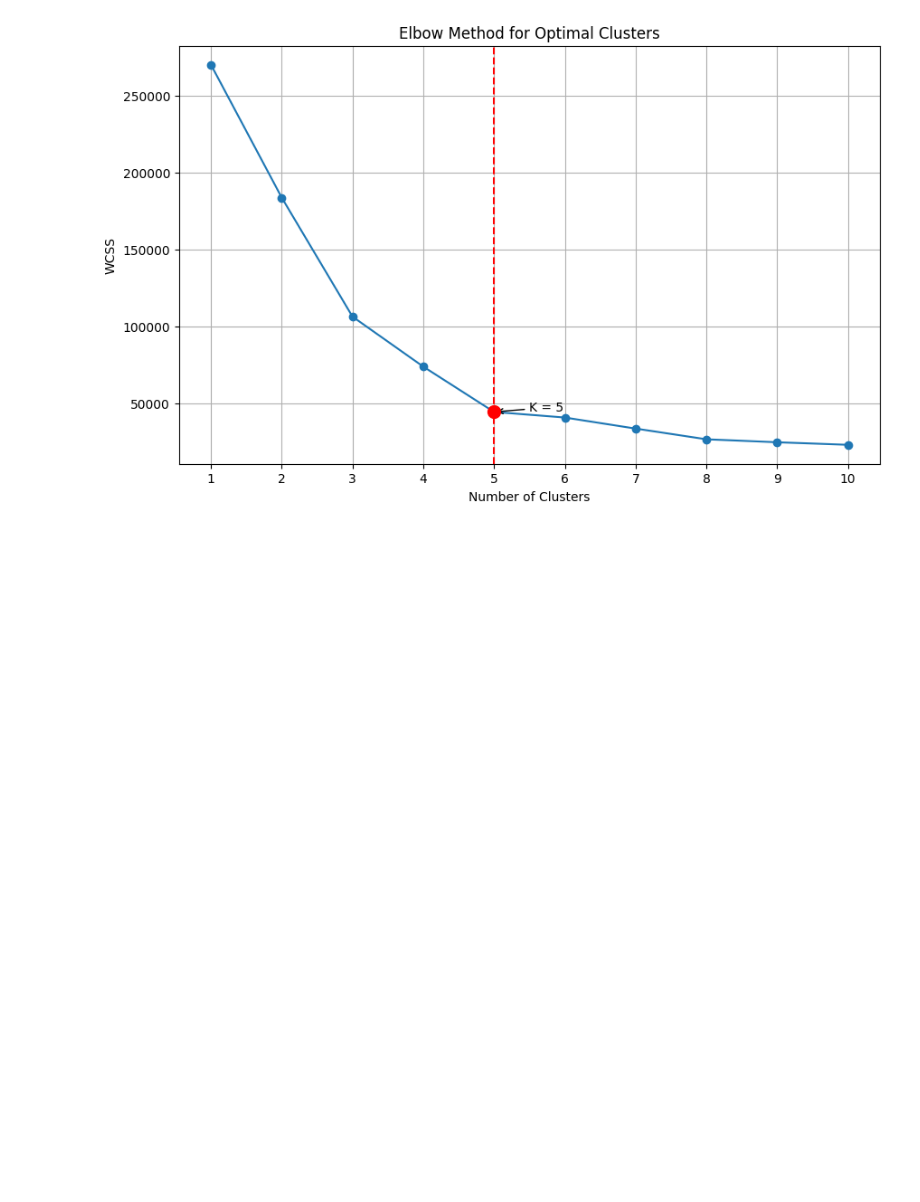
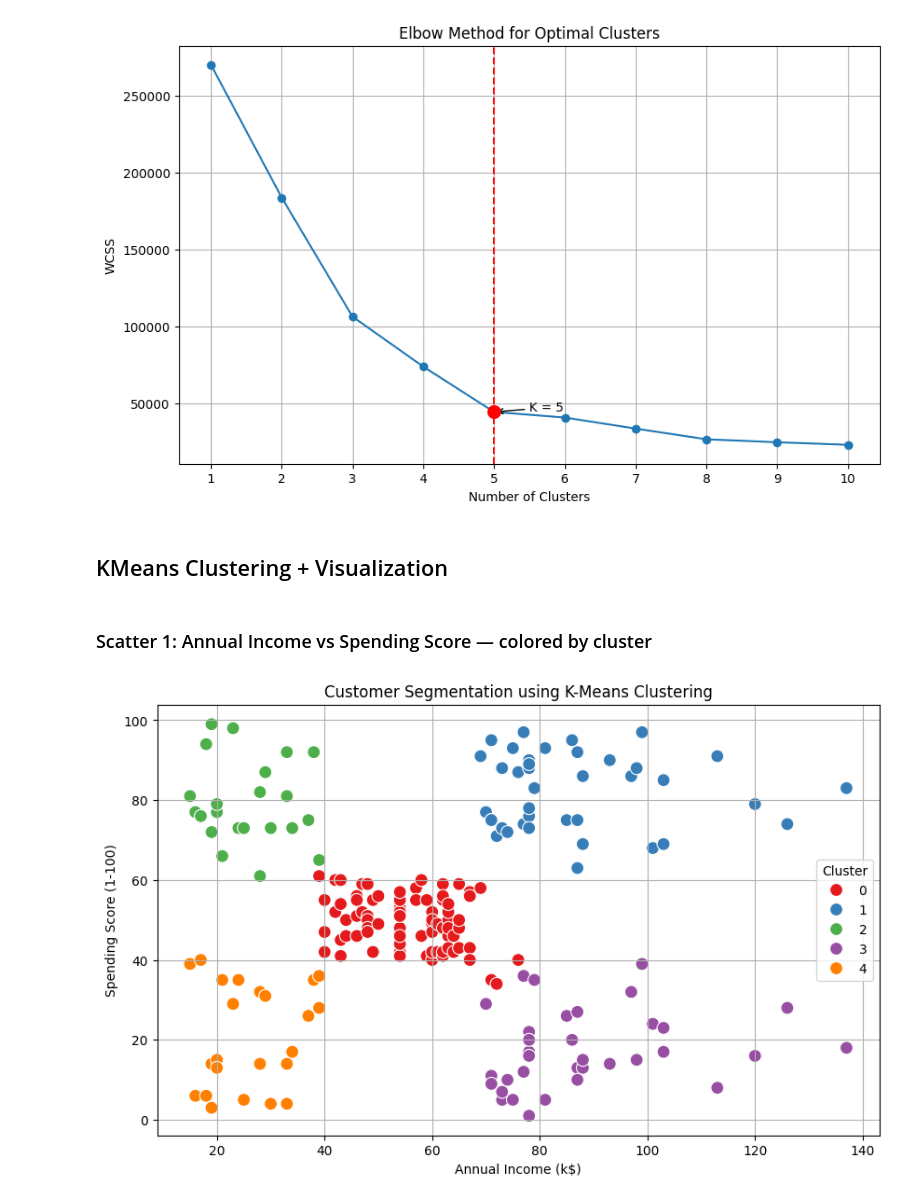
Before and after one commit to VaibhavNileshKumarDave/synent-task6-customersegmentation-vaibhav-dave, a Jupyter notebook: notebooks/Mall_Customers.ipynb, the cells around one changed output. Saved outputs shown, nothing was run; the diff lists cells and outputs as text; code cells hidden in the pictures; blank space fills up the shorter version.

Commit message:
Complete KMeans Clustering with Visualibale charts

```diff
--- a/notebooks/Mall_Customers.ipynb
+++ b/notebooks/Mall_Customers.ipynb
@@ -133,3 +136,27 @@ plt.grid()
 plt.show()
 # %% [output]
 [figure]
+# %% [markdown]
+## KMeans Clustering + Visualization
+# %% [markdown]
+### Scatter 1: Annual Income vs Spending Score — colored by cluster
+# %%
+kmeans = KMeans(n_clusters = optimal_k, random_state = 42)
+mall_customers['Cluster'] = kmeans.fit_predict(features)
+plt.figure(figsize = (10, 6))
+sns.scatterplot(
+    data = mall_customers,
+    x = 'Annual_Income_k$',
+    y = 'Spending_Score',
+    hue = 'Cluster',
+    palette = 'Set1',
+    s = 100
+)
+plt.title('Customer Segmentation using K-Means Clustering')
+plt.xlabel('Annual Income (k$)')
+plt.ylabel('Spending Score (1-100)')
+plt.legend(title = 'Cluster')
+plt.grid()
+plt.show()
+# %% [output]
+[figure, added]
```
Also changed, not shown: parts of 5 cells of this notebook, 1 other file.
